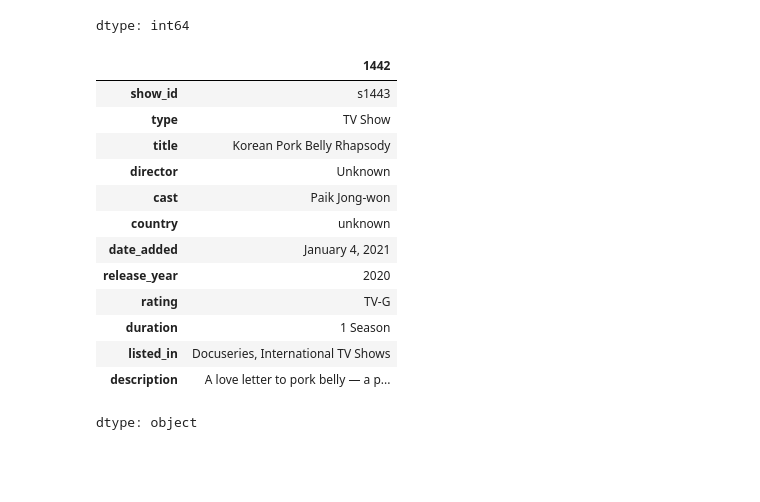
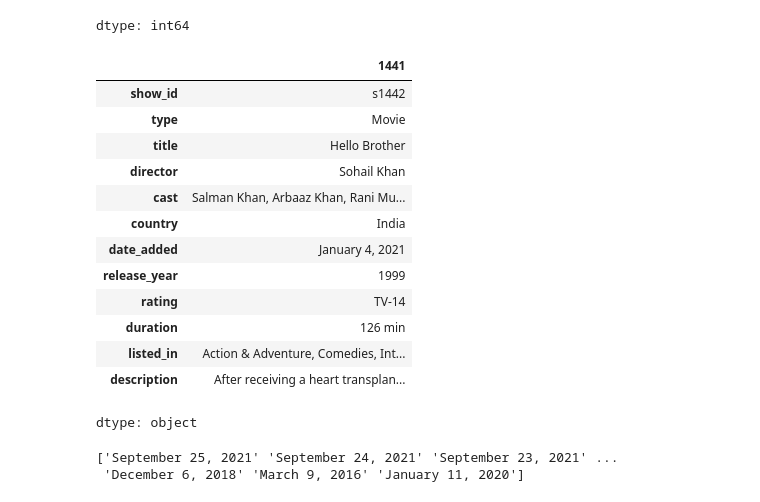
Before and after one commit to harshitrana672/Exploratory_Data_Analysis, a Jupyter notebook: NetflixAnalysis.ipynb, the cells around one changed output. Cells and saved outputs as stored; diff of their text form; code cells hidden in the pictures; blank space fills up the shorter version.

```diff
--- a/NetflixAnalysis.ipynb
+++ b/NetflixAnalysis.ipynb
@@ -109,19 +110,24 @@ df.isnull().sum()
 | description | 0 |
 dtype: int64
 # %%
-df.iloc[1442]
+df.iloc[1441]
 # %% [output]
-|  | 1442 |
-| show_id | s1443 |
-| type | TV Show |
-| title | Korean Pork Belly Rhapsody |
-| director | Unknown |
-| cast | Paik Jong-won |
-| country | unknown |
+|  | 1441 |
+| show_id | s1442 |
+| type | Movie |
+| title | Hello Brother |
+| director | Sohail Khan |
+| cast | Salman Khan, Arbaaz Khan, Rani Mu... |
+| country | India |
 | date_added | January 4, 2021 |
-| release_year | 2020 |
-| rating | TV-G |
-| duration | 1 Season |
-| listed_in | Docuseries, International TV Shows |
-| description | A love letter to pork belly — a p... |
+| release_year | 1999 |
+| rating | TV-14 |
+| duration | 126 min |
+| listed_in | Action & Adventure, Comedies, Int... |
+| description | After receiving a heart transplan... |
 dtype: object
+# %%
+print(df['date_added'].unique())
+# %% [output]
+['September 25, 2021' 'September 24, 2021' 'September 23, 2021' ...
+ 'December 6, 2018' 'March 9, 2016' 'January 11, 2020']
```
Also changed, not shown: parts of 17 cells of this notebook.
